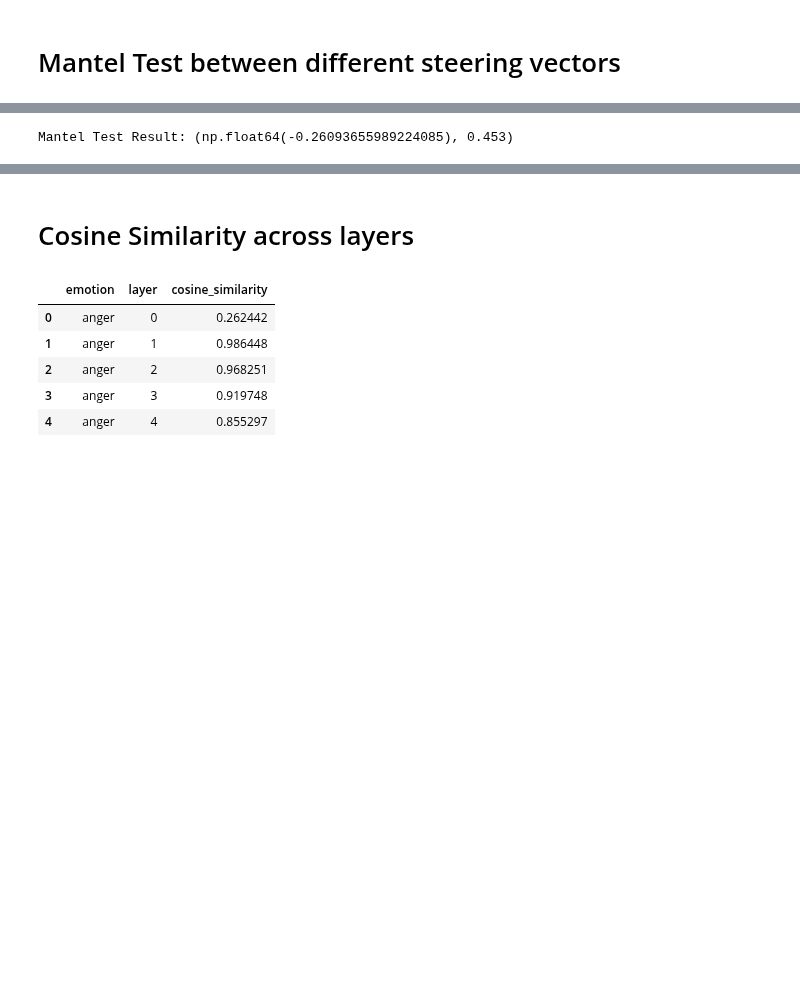
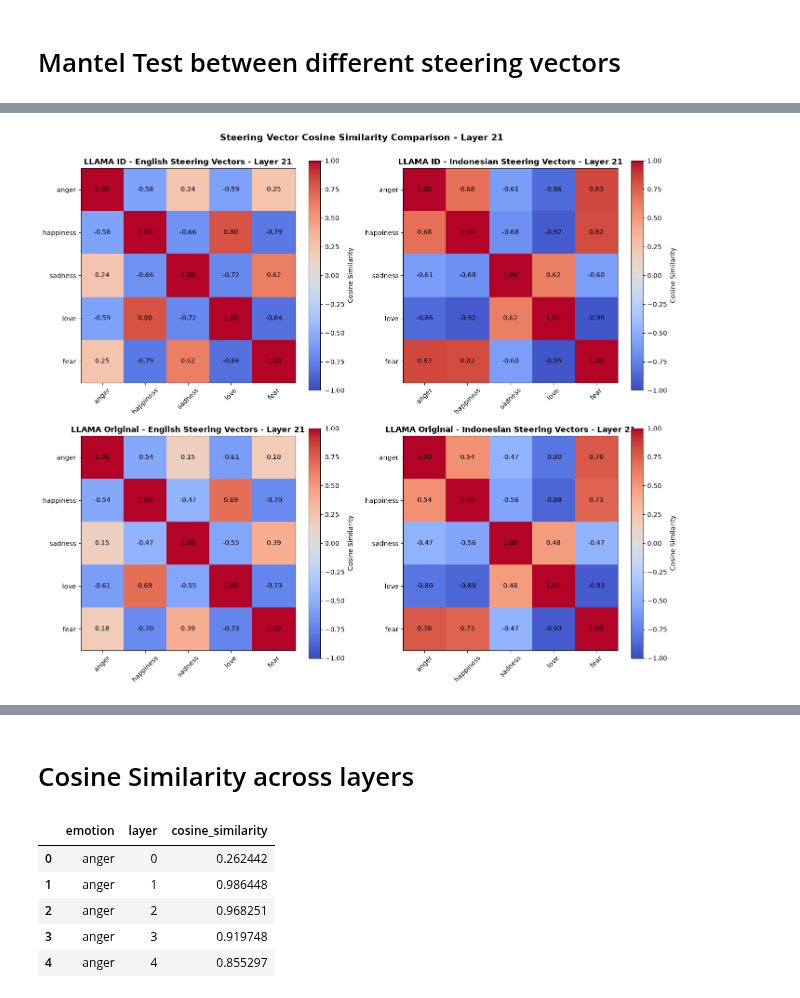
Before and after one commit to noobylub/Dissertation_Project, a Jupyter notebook: vectors_analysis.ipynb, the cells around one changed output, grey strips where cells are left out. Drawn from its saved outputs; the diff is of its cells as text; code cells hidden in the pictures; blank space fills up the shorter version.

```diff
--- a/vectors_analysis.ipynb
+++ b/vectors_analysis.ipynb
@@ -618,5 +799,50 @@ plt.show()
-# %%
-mantel_test_result = analysis.mantel_test(eng_cosine_matrix.values, id_cosine_matrix.values, num_permutations=1000)
-print(f'Mantel Test Result: {mantel_test_result}')
-# %% [output]
-Mantel Test Result: (np.float64(-0.26093655989224085), 0.453)
+# %%
+
+# All four matrices in one figure
+fig, axes = plt.subplots(2, 2, figsize=(14, 12))
+
+# LLAMA ID - English
+im1 = axes[0, 0].imshow(LLAMAID_eng_cosine_matrix.values, vmin=-1, vmax=1, cmap='coolwarm')
+axes[0, 0].set_xticks(range(len(emotions)))
+axes[0, 0].set_yticks(range(len(emotions)))
+axes[0, 0].set_xticklabels(emotions, rotation=45)
+axes[0, 0].set_yticklabels(emotions)
+axes[0, 0].set_title('LLAMA ID - English Steering Vectors - Layer 21', fontsize=12, fontweight='bold')
+analysis.annotate_heatmap(axes[0, 0], LLAMAID_eng_cosine_matrix.values)
+plt.colorbar(im1, ax=axes[0, 0], label='Cosine Similarity')
+
+# LLAMA ID - Indonesian
+im2 = axes[0, 1].imshow(LLAMAID_id_cosine_matrix.values, vmin=-1, vmax=1, cmap='coolwarm')
+axes[0, 1].set_xticks(range(len(emotions)))
+axes[0, 1].set_yticks(range(len(emotions)))
+axes[0, 1].set_xticklabels(emotions, rotation=45)
+axes[0, 1].set_yticklabels(emotions)
+axes[0, 1].set_title('LLAMA ID - Indonesian Steering Vectors - Layer 21', fontsize=12, fontweight='bold')
+analysis.annotate_heatmap(axes[0, 1], LLAMAID_id_cosine_matrix.values)
+plt.colorbar(im2, ax=axes[0, 1], label='Cosine Similarity')
+
+# LLAMA Original - English
+im3 = axes[1, 0].imshow(LLAMAENG_eng_cosine_matrix.values, vmin=-1, vmax=1, cmap='coolwarm')
+axes[1, 0].set_xticks(range(len(emotions)))
+axes[1, 0].set_yticks(range(len(emotions)))
+axes[1, 0].set_xticklabels(emotions, rotation=45)
+axes[1, 0].set_yticklabels(emotions)
+axes[1, 0].set_title('LLAMA Original - English Steering Vectors - Layer 21', fontsize=12, fontweight='bold')
+analysis.annotate_heatmap(axes[1, 0], LLAMAENG_eng_cosine_matrix.values)
+plt.colorbar(im3, ax=axes[1, 0], label='Cosine Similarity')
+
+# LLAMA Original - Indonesian
+im4 = axes[1, 1].imshow(LLAMAENG_id_cosine_matrix.values, vmin=-1, vmax=1, cmap='coolwarm')
+axes[1, 1].set_xticks(range(len(emotions)))
+axes[1, 1].set_yticks(range(len(emotions)))
+axes[1, 1].set_xticklabels(emotions, rotation=45)
+axes[1, 1].set_yticklabels(emotions)
+axes[1, 1].set_title('LLAMA Original - Indonesian Steering Vectors - Layer 21', fontsize=12, fontweight='bold')
+analysis.annotate_heatmap(axes[1, 1], LLAMAENG_id_cosine_matrix.values)
+plt.colorbar(im4, ax=axes[1, 1], label='Cosine Similarity')
+
+plt.suptitle('Steering Vector Cosine Similarity Comparison - Layer 21', fontsize=14, fontweight='bold', y=1.00)
+plt.tight_layout()
+plt.show()
+# %% [output]
+[figure, added]
```
Also changed, not shown: parts of 7 cells of this notebook, 14 other files.
